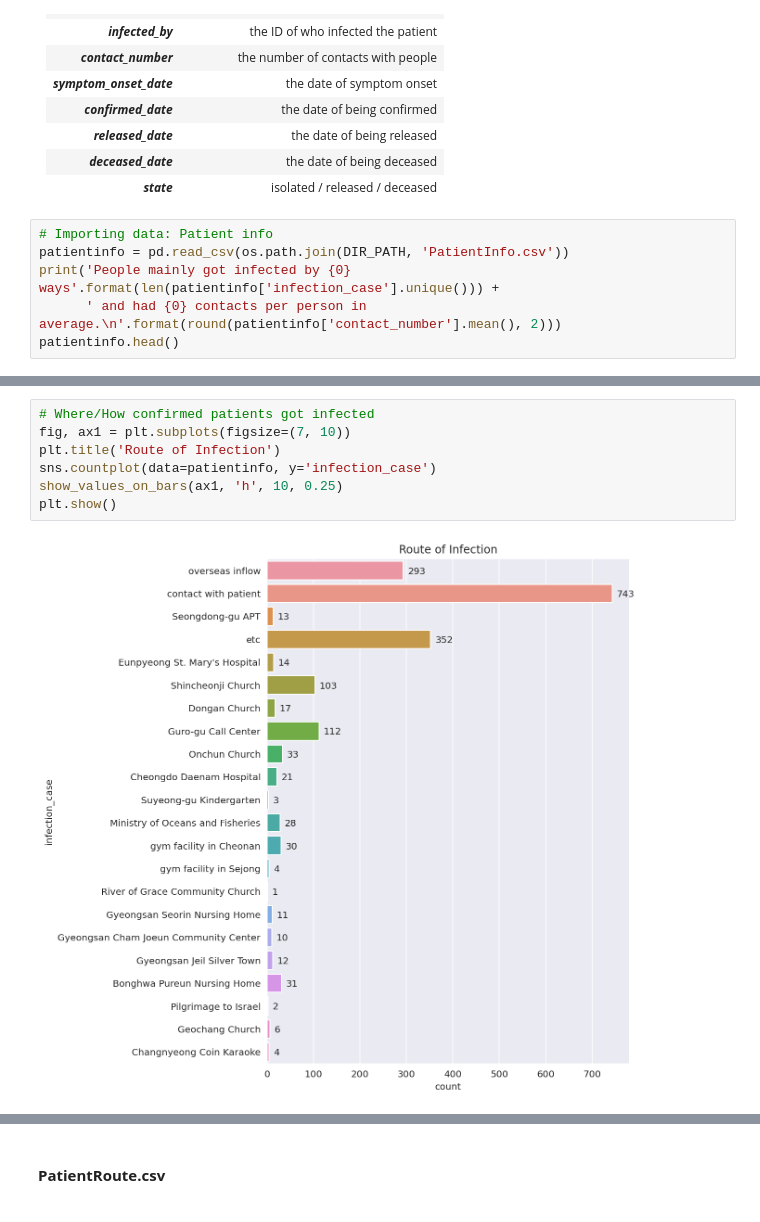
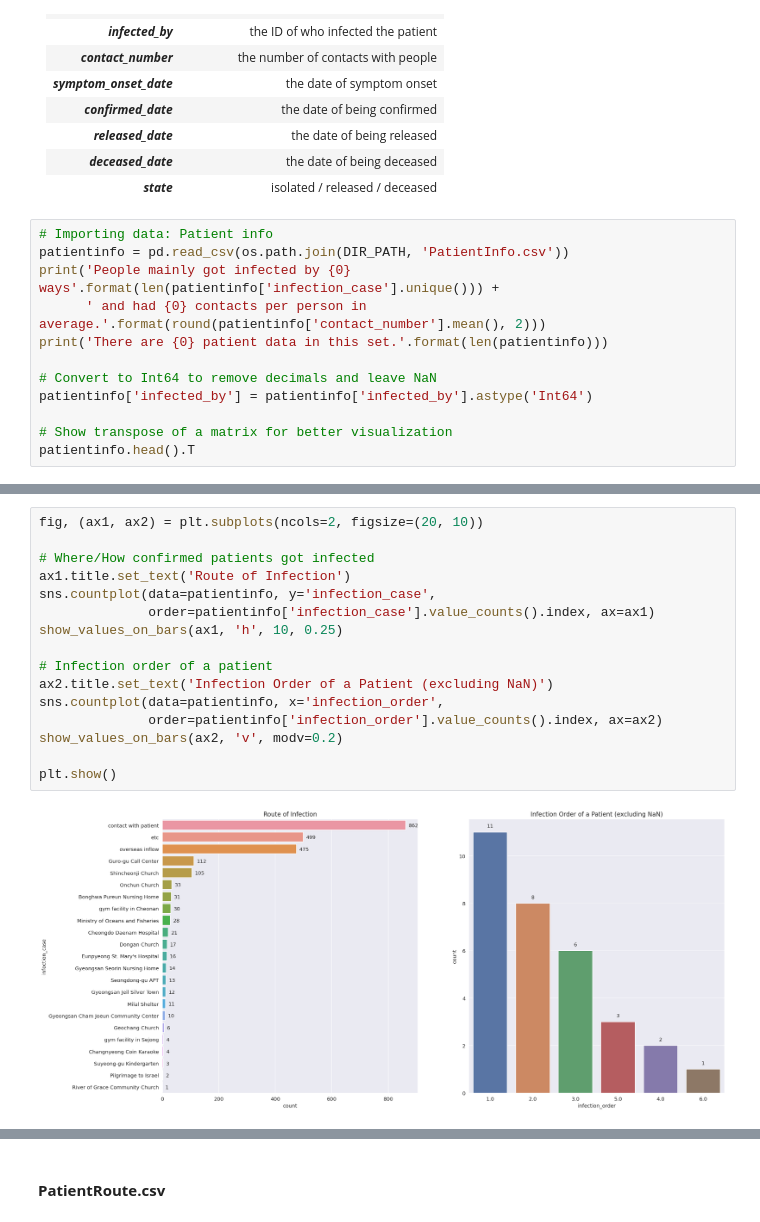
Before and after one commit to hwuiwon/covid-19-analysis-kr, a Jupyter notebook: Covid-19-in-South-Korea.ipynb, the cells around one changed output, grey strips where cells are left out. Drawn from its saved outputs; the diff is of its cells as text.

Commit message:
Little changes in code & Added Visuals

```diff
--- a/Covid-19-in-South-Korea.ipynb
+++ b/Covid-19-in-South-Korea.ipynb
@@ -682,6 +689,12 @@ Name | Description
 # Importing data: Patient info
 patientinfo = pd.read_csv(os.path.join(DIR_PATH, 'PatientInfo.csv'))
 print('People mainly got infected by {0} ways'.format(len(patientinfo['infection_case'].unique())) +
-      ' and had {0} contacts per person in average.\n'.format(round(patientinfo['contact_number'].mean(), 2)))
-patientinfo.head()
+      ' and had {0} contacts per person in average.'.format(round(patientinfo['contact_number'].mean(), 2)))
+print('There are {0} patient data in this set.'.format(len(patientinfo)))
+
+# Convert to Int64 to remove decimals and leave NaN
+patientinfo['infected_by'] = patientinfo['infected_by'].astype('Int64')
+
+# Show transpose of a matrix for better visualization
+patientinfo.head().T
 # %% [output]
@@ -695,9 +741,18 @@ People mainly got infected by 23 ways and had 20.85 contacts per person in avera
 # %%
+fig, (ax1, ax2) = plt.subplots(ncols=2, figsize=(20, 10))
+
 # Where/How confirmed patients got infected
-fig, ax1 = plt.subplots(figsize=(7, 10))
-plt.title('Route of Infection')
-sns.countplot(data=patientinfo, y='infection_case')
+ax1.title.set_text('Route of Infection')
+sns.countplot(data=patientinfo, y='infection_case',
+              order=patientinfo['infection_case'].value_counts().index, ax=ax1)
 show_values_on_bars(ax1, 'h', 10, 0.25)
+
+# Infection order of a patient
+ax2.title.set_text('Infection Order of a Patient (excluding NaN)')
+sns.countplot(data=patientinfo, x='infection_order',
+              order=patientinfo['infection_order'].value_counts().index, ax=ax2)
+show_values_on_bars(ax2, 'v', modv=0.2)
+
 plt.show()
 # %% [output]
-[figure, old version]
+[figure, new version]
```
Also changed, not shown: parts of 20 cells of this notebook.
